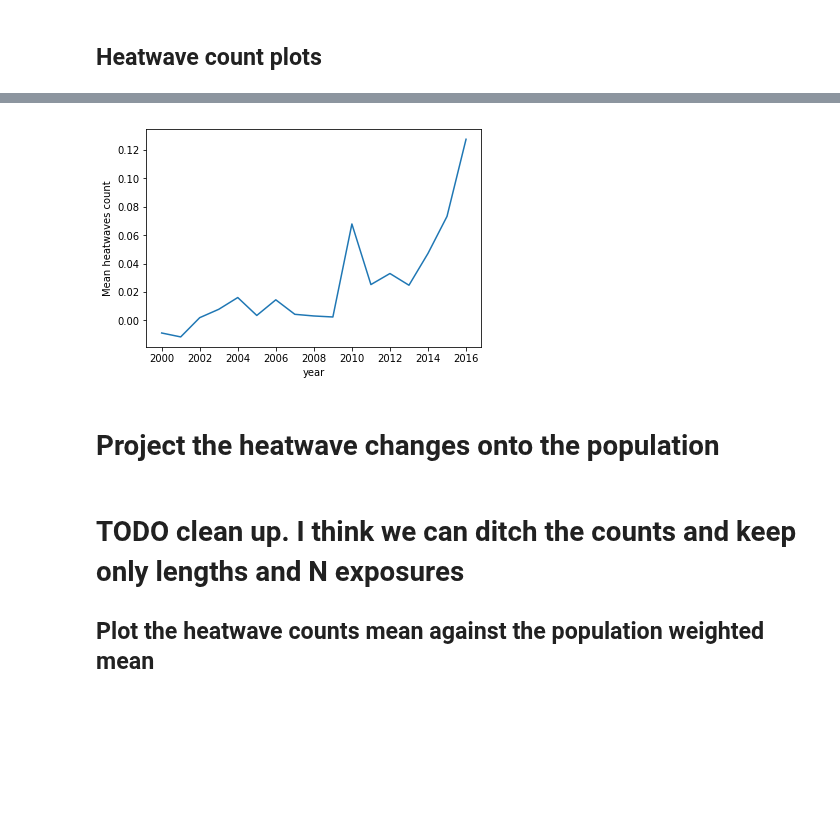
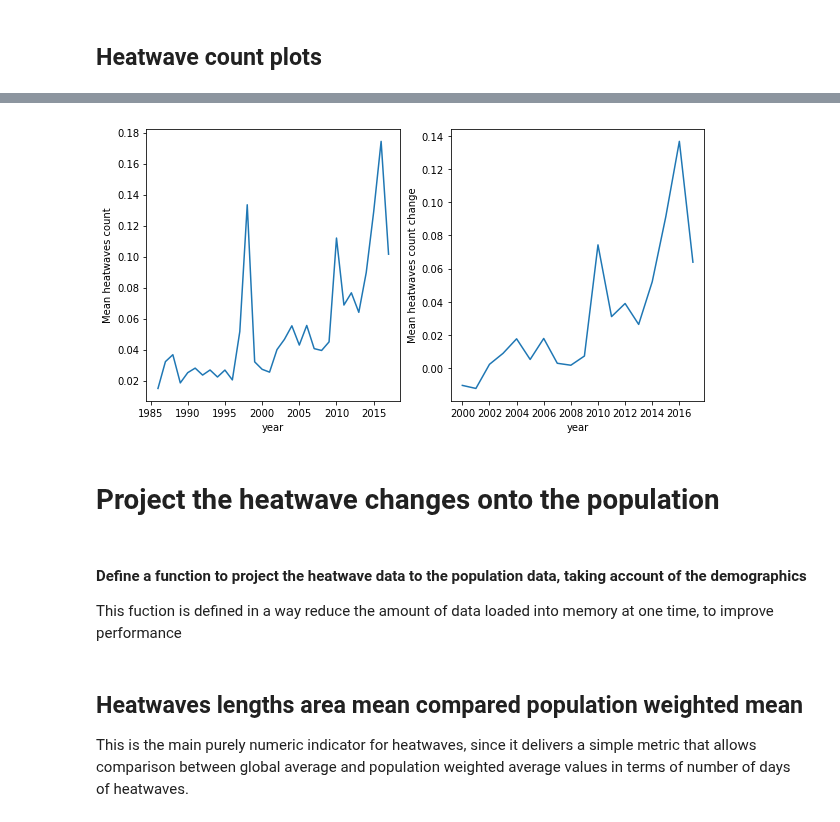
Before and after one commit to mangecoeur/health-climate-exposure, a Jupyter notebook: 1.2 Heatwave exposure change.ipynb, the cells around one changed output, grey strips where cells are left out. Cells and saved outputs as stored; diff of their text form; code cells hidden in the pictures; blank space fills up the shorter version.

Commit message:
Cleanup and bug fixes

```diff
--- a/1.2 Heatwave exposure change.ipynb
+++ b/1.2 Heatwave exposure change.ipynb
@@ -291,8 +291,15 @@ plt.ylabel('Mean heatwaves count')
-# %%
-heatwaves_counts_ts.plot()
-plt.ylabel('Mean heatwaves count change')
-# plt.savefig('change_mean_heatwaves_count.png')
-# %% [output]
-[figure, removed]
+# %%
+f, axs = plt.subplots(1, 2)
+f.set_size_inches(10,5)
+ax = axs[0]
+(heatwaves_counts * cos_lat).mean(dim=['latitude', 'longitude']).plot(ax=ax)
+ax.set_ylabel('Mean heatwaves count')
+
+ax = axs[1]
+heatwaves_counts_ts.plot(ax=ax)
+ax.set_ylabel('Mean heatwaves count change')
+ax.set_xticks(list(range(2000, MAX_YEAR + 1, 2)));
+# %% [output]
+[figure, added]
 # %% [markdown]
 # Project the heatwave changes onto the population
@@ -322,4 +306,9 @@ def project_to_population(anom_data, demographics=None, norm=False, start_year=2
-# %% [markdown]
-# TODO clean up. I think we can ditch the counts and keep only lengths and N exposures
-## Plot the heatwave counts mean against the population weighted mean
+# %% [markdown]
+#### Define a function to project the heatwave data to the population data, taking account of the demographics
+
+This fuction is defined in a way reduce the amount of data loaded into memory at one time, to improve performance
+# %% [markdown]
+## Heatwaves lengths area mean compared population weighted mean
+
+This is the main purely numeric indicator for heatwaves, since it delivers a simple metric that allows comparison between global average and population weighted average values in terms of number of days of heatwaves.
 # %%
```
Also changed, not shown: parts of 56 cells of this notebook, 20 other files.
